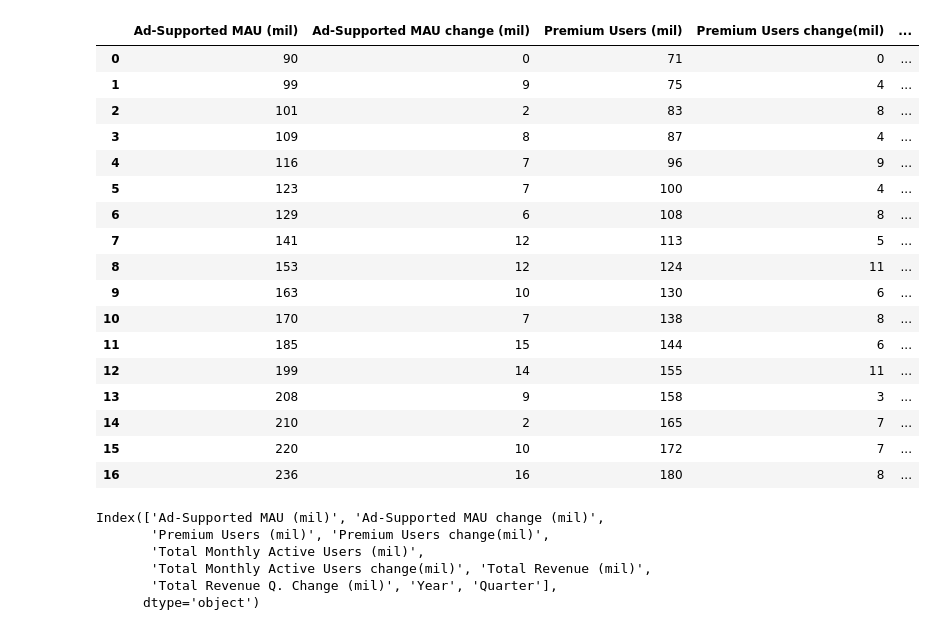
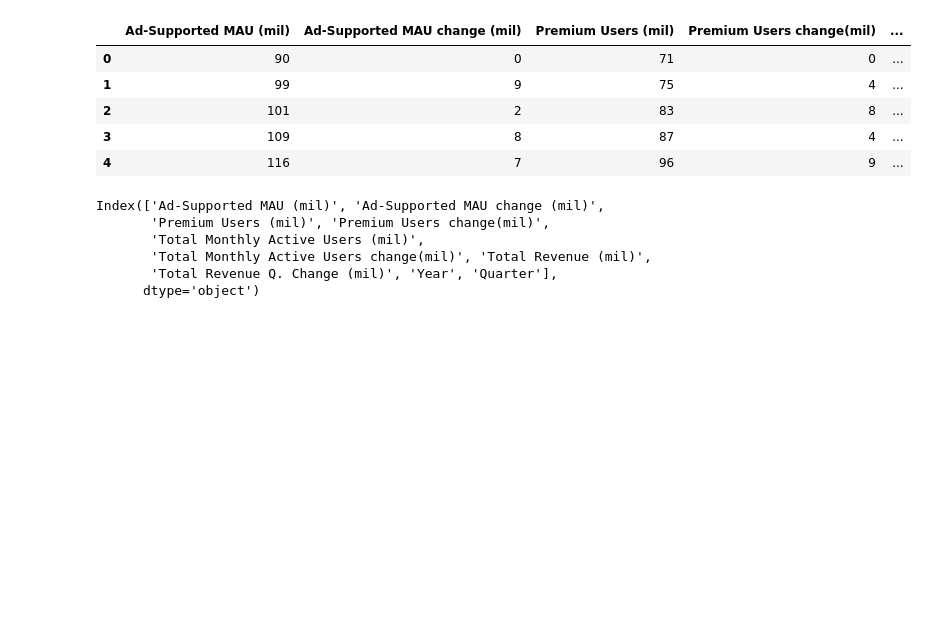
Before and after one commit to abesprgrss/Project-1, a Jupyter notebook: Spotify_Covid.ipynb, the cells around one changed output. Cells and saved outputs as stored; diff of their text form; code cells hidden in the pictures; blank space fills up the shorter version.

```diff
--- a/Spotify_Covid.ipynb
+++ b/Spotify_Covid.ipynb
@@ -1,38 +1,26 @@
 # %%
 # Import Libraries
 %matplotlib notebook
 %matplotlib inline
 import os
 import csv
 import pandas as pd
 import numpy as np
 import matplotlib.pyplot as plt
 
 # The path to our CSV file
 file = "Resources/spotify_data.csv"
 
 # Read our CSV file
 spotify_data_df = pd.read_csv(file)
-spotify_data_df()
+spotify_data_df.head()
 # %% [output]
 |  | Ad-Supported MAU (mil) | Ad-Supported MAU change (mil) | Premium Users (mil) | Premium Users change(mil) | ... |
 | 0 | 90 | 0 | 71 | 0 | ... |
 | 1 | 99 | 9 | 75 | 4 | ... |
 | 2 | 101 | 2 | 83 | 8 | ... |
 | 3 | 109 | 8 | 87 | 4 | ... |
 | 4 | 116 | 7 | 96 | 9 | ... |
-| 5 | 123 | 7 | 100 | 4 | ... |
-| 6 | 129 | 6 | 108 | 8 | ... |
-| 7 | 141 | 12 | 113 | 5 | ... |
-| 8 | 153 | 12 | 124 | 11 | ... |
-| 9 | 163 | 10 | 130 | 6 | ... |
-| 10 | 170 | 7 | 138 | 8 | ... |
-| 11 | 185 | 15 | 144 | 6 | ... |
-| 12 | 199 | 14 | 155 | 11 | ... |
-| 13 | 208 | 9 | 158 | 3 | ... |
-| 14 | 210 | 2 | 165 | 7 | ... |
-| 15 | 220 | 10 | 172 | 7 | ... |
-| 16 | 236 | 16 | 180 | 8 | ... |
 # %%
 spotify_data_df.columns
 # %% [output]
```
